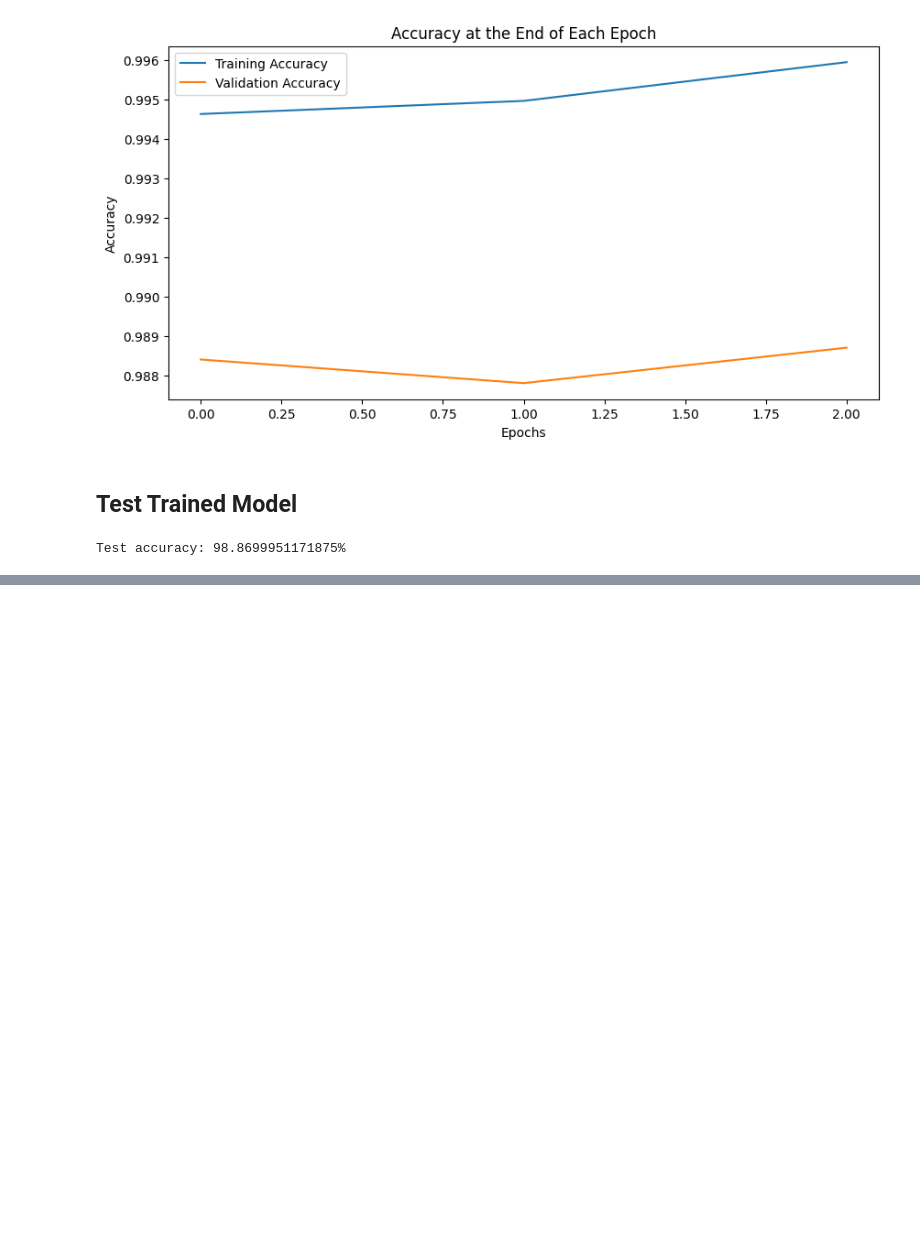
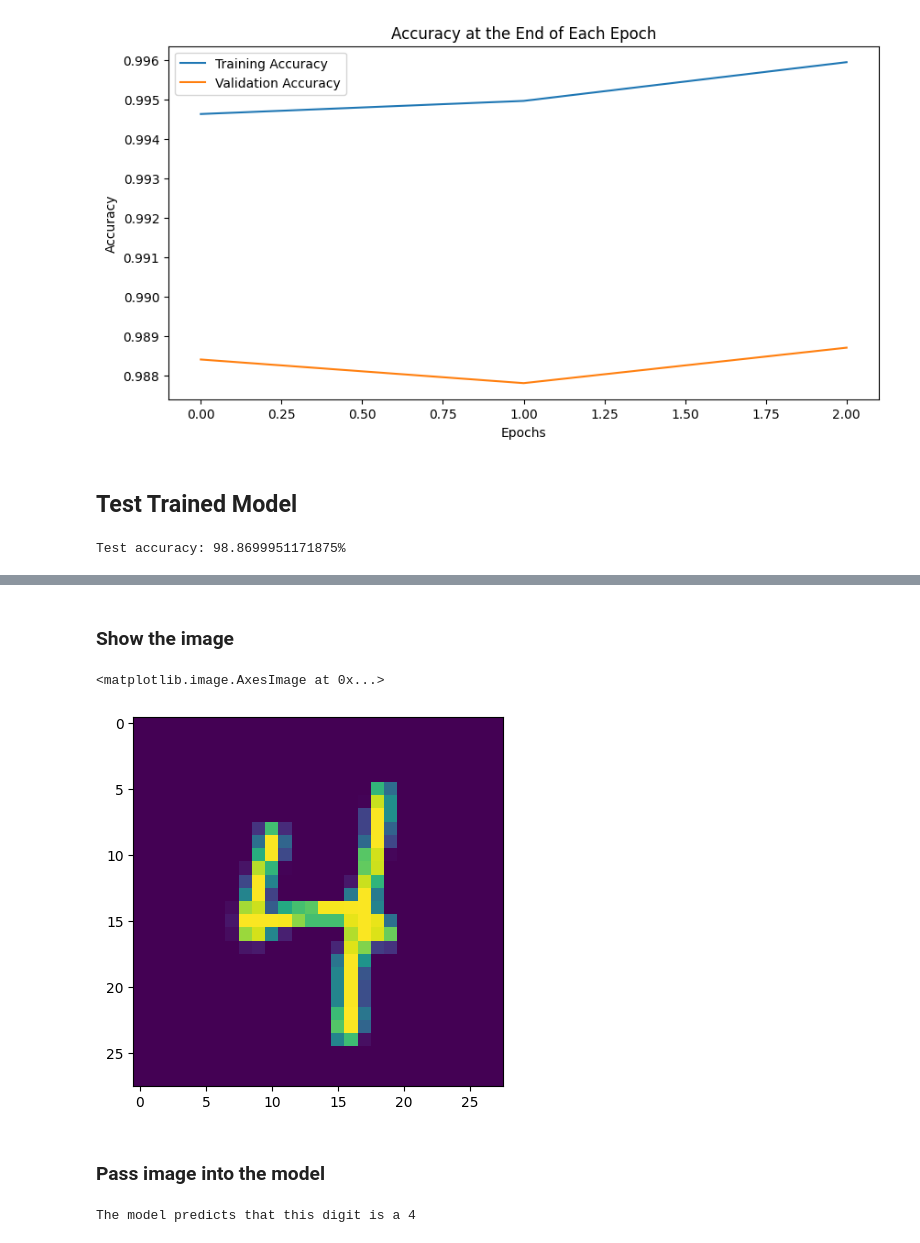
Before and after one commit to Danzigerrr/PyTorch-Practice, a Jupyter notebook: Convolutional_Neural_Network_1.ipynb, the cells around one changed output, grey strips where cells are left out. Drawn from its saved outputs; the diff is of its cells as text; code cells hidden in the pictures; blank space fills up the shorter version.

Commit message:
Added Sending New Image Through The Model

```diff
--- a/Convolutional_Neural_Network_1.ipynb
+++ b/Convolutional_Neural_Network_1.ipynb
@@ -309,0 +314,4 @@ Test accuracy: 98.8699951171875%
+# %%
+index_of_image = 19
+image_to_classify = test_data[index_of_image][0]
+image_to_classify.reshape(28,28)
@@ -309,0 +336,9 @@ Test accuracy: 98.8699951171875%
+# %% [markdown]
+### Show the image
+# %%
+plt.imshow(image_to_classify.reshape(28,28))
+# %% [output]
+<matplotlib.image.AxesImage at 0x...>
+[figure, added]
+# %% [markdown]
+### Pass image into the model
@@ -309,0 +349,5 @@ Test accuracy: 98.8699951171875%
+# %%
+predicted_class = new_prediction.argmax().item()
+print(f'The model predicts that this digit is a {predicted_class}')
+# %% [output]
+The model predicts that this digit is a 4
```
Also changed, not shown: parts of 4 cells of this notebook.
